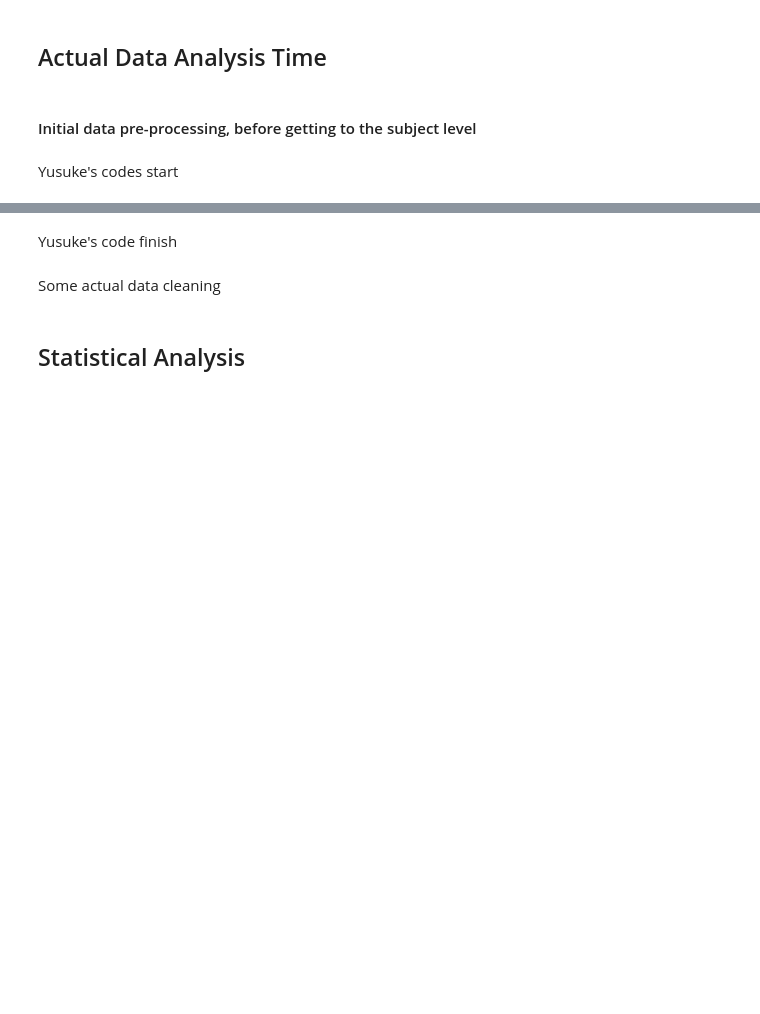
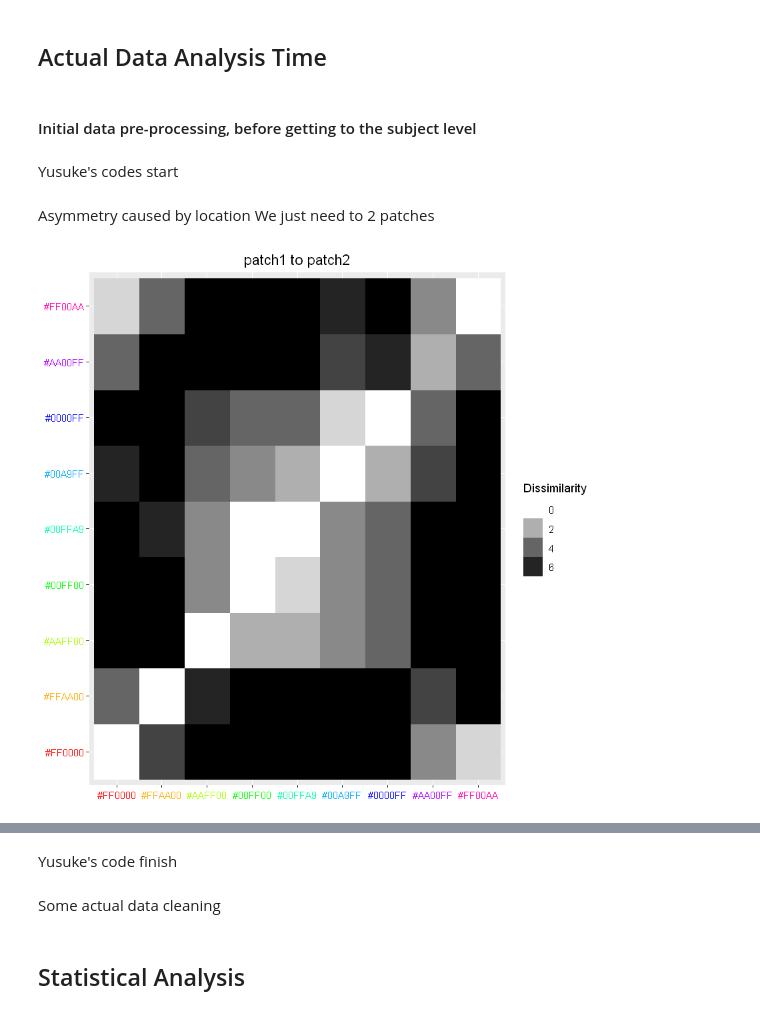
Before and after one commit to Yusuke710/Intern2020WinterProject4, a Jupyter notebook: Fovea vs. Periphery Color Similarity Pilot Analysis - All Data Analysis-Copy1.ipynb, the cells around one changed output, grey strips where cells are left out. Cells and saved outputs as stored; diff of their text form; code cells hidden in the pictures; blank space fills up the shorter version.

```diff
--- a/Fovea vs. Periphery Color Similarity Pilot Analysis - All Data Analysis-Copy1.ipynb
+++ b/Fovea vs. Periphery Color Similarity Pilot Analysis - All Data Analysis-Copy1.ipynb
@@ -774,11 +774,9 @@ label_eccen_type <- function(datadf){
 datadf <- label_eccen_type(datadf)
 # %% [markdown]
 Yusuke's codes start
-# %%
-# this is for the file "alldata"
-# We just need to 2 patches
-datadf <- subset(datadf, stimuli_count == 2)
-#datadf
+# %% [markdown]
+Asymmetry caused by location
+We just need to 2 patches
 # %%
 # change positions of the patches from polar coordinates to "left" and "right" or "top" and "bottom" in the data frame
 label_position <- function(datadf, direction){
@@ -852,6 +850,34 @@ dissimdata_position <- function(datadf, colors, direction){
 
     return(datatemp)
 }
+# %%
+dissimplot3 <- function(datadf,colors, dependent='color'){
+
+    # refine data using function "dissimdata_position "
+    datatemp <- dissimdata2(datadf, colors)
+
+   # labeling the plot eccentricity comparisons
+    label1 <- "patch1"
+    label2 <- "patch2"
+
+    if(dependent == 'position'){ # use position to generate matrix (as a negative control)
+        plot <- ggplot(datatemp, aes(x = bin1, y = bin2)) +
+        theme(        axis.title.x = element_blank(), axis.title.y = element_blank(),
+                      plot.title = element_text(hjust = 0.5)) +
+                      scale_x_discrete(limits=c(1,2,3,4,5,6,7,8,9)) + scale_y_discrete(limits=c(1,2,3,4,5,6,7,8,9))
+    } else { # use the colors to generate the matrix
+        plot <- ggplot(datatemp, aes(x = Color_1, y = Color_2)) +
+        theme(axis.text.x = element_text(colour = colors), axis.text.y = element_text(colour = colors),
+                      axis.title.x = element_blank(), axis.title.y = element_blank(),
+                      plot.title = element_text(hjust = 0.5))
+    }
+    # stuff that's standard across plot types
+        plot <- plot + geom_raster(aes(fill = p_confidence)) +
+                labs(title = paste(label1, label2, sep = " to ")) +
+                scale_fill_gradientn(colours = c("white","black")) +
+                guides(fill=guide_legend(title="Dissimilarity"))
+    return(plot)
+}
 # %%
 dissimplot_position <- function(datadf,colors, direction, dependent='color'){
 
@@ -882,11 +908,15 @@ dissimplot_position <- function(datadf,colors, direction, dependent='color'){
 }
 # %%
 # test
-#testdf <- subset(datadf, subject == 809668683)
-#testdf <- label_position(testdf, "leftright")
+#testdf <- subset(datadf, stimuli_count == 2 & is.na(datadf$cue_display_time))
+testdf <- subset(datadf, subject == 809668683)
+#testdf
+#testdf <- label_position(testdf, "left2right")
 
-#dissimplot(dissimdata(testdf, colors, l2e('Foveal'), l2e('Foveal')),colors)
-#dissimplot_position(testdf,colors, "left2right")
+#testdf <- dissimdata_position(testdf,colors, "left2right")
+dissimplot3(testdf,colors, dependent='color')
+# %% [output]
+[figure, added]
 # %%
 df2mat_asymmetry_position <- function(datadf, direction){
 
```
Also changed, not shown: parts of 20 cells of this notebook.
